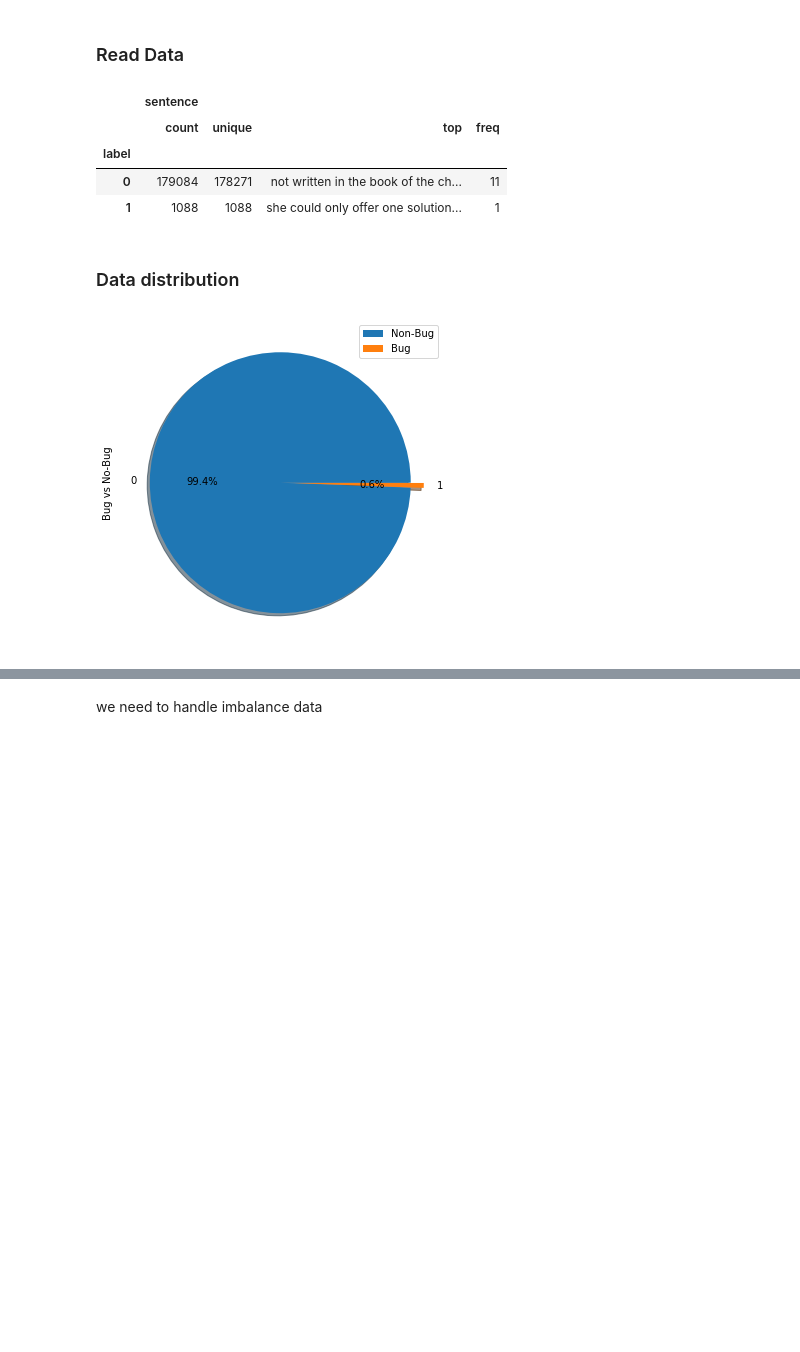
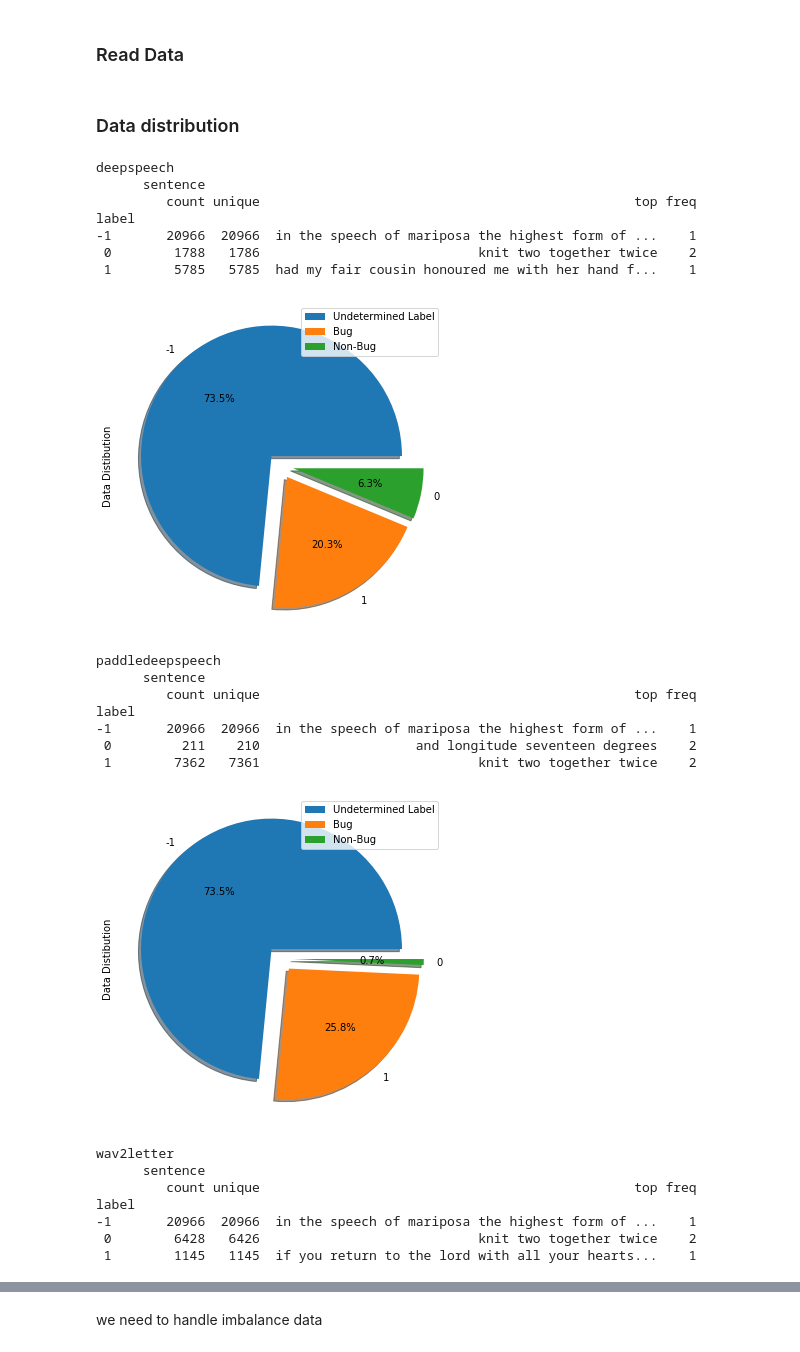
Before and after one commit to mhilmiasyrofi/test-case-generation, a Jupyter notebook: guided_system_combined_sr_data.ipynb, the cells around one changed output, grey strips where cells are left out. Drawn from its saved outputs; the diff is of its cells as text; code cells hidden in the pictures; blank space fills up the shorter version.

```diff
--- a/guided_system_combined_sr_data.ipynb
+++ b/guided_system_combined_sr_data.ipynb
@@ -20,34 +25,64 @@ import joblib
 def read_data(fpath) :
     df = pd.read_csv(fpath, sep=",", header=None)
     df.columns = ["sentence", "label"]
-    df = shuffle(df)
-    df = df.reset_index(drop=True)
     return df
 
-df = {"alexa": read_data("training_data/alexa.txt"),
-        "deepspeech": read_data("training_data/deepspeech.txt"),
-        "gspeech": read_data("training_data/gspeech.txt"),
-        "gcloud": read_data("training_data/gcloud.txt"),
-        "wav2letter": read_data("training_data/wav2letter.txt"),
-        "wit": read_data("training_data/wit.txt"),
-        }
+# df = {
+#         "alexa": read_data("training_data/alexa.txt"),
+#         "deepspeech": read_data("training_data/deepspeech.txt"),
+#         "gspeech": read_data("training_data/gspeech.txt"),
+#         "gcloud": read_data("training_data/gcloud.txt"),
+#         "paddledeepspeech" : read_data("training_data/paddledeepspeech.txt"),
+#         "wav2letter": read_data("training_data/wav2letter.txt"),
+#         "wit": read_data("training_data/wit.txt")
+#     }
+
+df = {
+    "deepspeech": read_data("training_data/deepspeech.txt"),
+    "paddledeepspeech" : read_data("training_data/paddledeepspeech.txt"),
+    "wav2letter": read_data("training_data/wav2letter.txt"),
+    "wit": read_data("training_data/wit.txt")
+}
+
+# shuffle data
+for key in df.keys() :
+    df[key] = df[key].sample(frac=1).reset_index(drop=True)
 
 BUG_LABEL = 1
 NON_BUG_LABEL = 0
+UNDETERMINED_LABEL = -1
-# %%
-df["deepspeech"].groupby("label").describe()
-# %% [output]
-|  | sentence |  |  |  |
-|  | count | unique | top | freq |
-| label |  |  |  |  |
-| 0 | 179084 | 178271 | not written in the book of the ch... | 11 |
-| 1 | 1088 | 1088 | she could only offer one solution... | 1 |
 # %% [markdown]
 ### Data distribution
 # %%
-df["deepspeech"]["label"].value_counts().plot(kind = 'pie', explode = [0, 0.1], figsize = (6, 6), autopct = '%1.1f%%', shadow = True)
-plt.ylabel("Bug vs No-Bug")
-plt.legend(["Non-Bug", "Bug"])
-plt.show()
+for key in df.keys() :
+    print("\n\n\n")
+    print(key)
+    print(df[key].groupby("label").describe())
+    df[key]["label"].value_counts().plot(kind = 'pie', explode = [0.1, 0.1, 0.1], figsize = (6, 6), autopct = '%1.1f%%', shadow = True)
+    plt.ylabel("Data Distibution")
+    plt.legend(["Undetermined Label", "Bug", "Non-Bug"])
+    plt.show()
 # %% [output]
+deepspeech
+      sentence
+         count unique                                                top freq
+label
+-1       20966  20966  in the speech of mariposa the highest form of ...    1
+ 0        1788   1786                            knit two together twice    2
+ 1        5785   5785  had my fair cousin honoured me with her hand f...    1
-[figure, old version]
+[figure, new version]
+paddledeepspeech
+      sentence
+         count unique                                                top freq
+label
+-1       20966  20966  in the speech of mariposa the highest form of ...    1
+ 0         211    210                    and longitude seventeen degrees    2
+ 1        7362   7361                            knit two together twice    2
+[figure, added]
+wav2letter
+      sentence
+         count unique                                                top freq
+label
+-1       20966  20966  in the speech of mariposa the highest form of ...    1
+ 0        6428   6426                            knit two together twice    2
+ 1        1145   1145  if you return to the lord with all your hearts...    1
```
Also changed, not shown: parts of 17 cells of this notebook, 2 other files.
